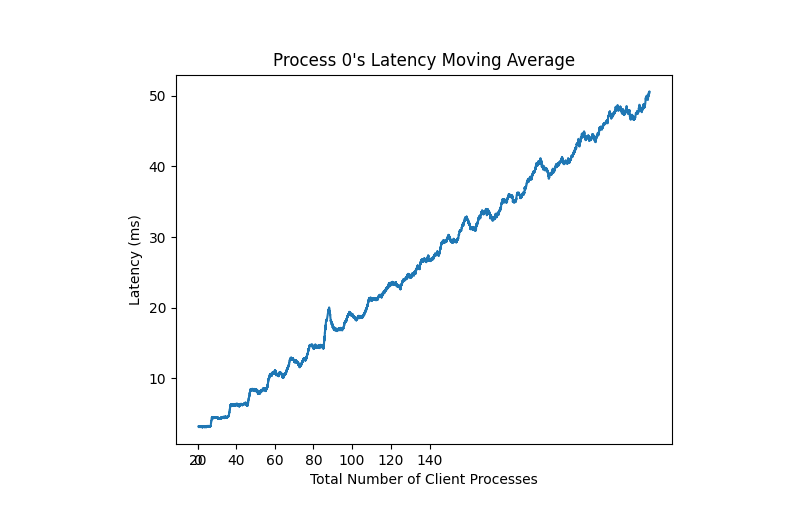
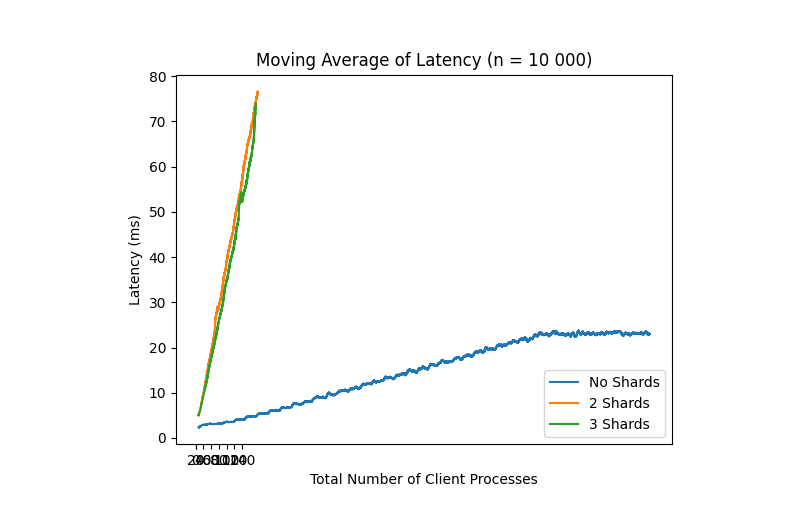
Before and after one commit to Corgam/mongo_benchmark, a Jupyter notebook: data_analysis/latency.ipynb, the cells around one changed output. Drawn from its saved outputs; the diff is of its cells as text; code cells hidden in the pictures.

```diff
--- a/data_analysis/latency.ipynb
+++ b/data_analysis/latency.ipynb
@@ -2,18 +2,40 @@
 %matplotlib widget
 import pandas as pd
 import matplotlib.pyplot as plt
-DATA_PATH = "Sorted_Results9_Shards2_04-02-2022_17-18-42.txt.csv"
+DATA_PATH = "Sorted_Results3_Shards1_06-02-2022_14-28-42.txt.csv"
+DATA_PATH2 = "Sorted_Results0_Shards2_05-02-2022_16-31-08.txt.csv"
+DATA_PATH3 = "Sorted_Results2_Shards3_05-02-2022_19-44-25.txt.csv"
 # %%
-df: pd.DataFrame = pd.read_csv(DATA_PATH)
-df: pd.DataFrame = df[df.processName == "Process0"]
+# No shards
+# df: pd.DataFrame = pd.read_csv(DATA_PATH)
+# df: pd.DataFrame = df[df.action == "ReceivedResponse"]
+# df: pd.DataFrame = df["latency"].apply(lambda x: x*0.001)
+# df.drop(df.tail(10).index, inplace = True)
+# rol: pd.DataFrame  = df.rolling(50000).mean()
+# rol: pd.DataFrame = rol.dropna()
+# ax = rol.plot(x=range(140),xlabel= "Total Number of Client Processes", ylabel="Latency (ms)",title="Process 0's Latency Moving Average", label="No Shards")
+# ax.plot()
+
+# 2 Shards
+df: pd.DataFrame = pd.read_csv(DATA_PATH2)
 df: pd.DataFrame = df[df.action == "ReceivedResponse"]
 df: pd.DataFrame = df["latency"].apply(lambda x: x*0.001)
 df.drop(df.tail(10).index, inplace = True)
-rol: pd.DataFrame  = df.rolling(500).mean()
+rol: pd.DataFrame  = df.rolling(50000).mean()
 rol: pd.DataFrame = rol.dropna()
-plt.ticklabel_format(style="plain")
-ax = rol.plot(x=range(140),xlabel= "Total Number of Client Processes", ylabel="Latency (ms)",title="Process 0's Latency Moving Average")
+ax = rol.plot(x=range(140),xlabel= "Total Number of Client Processes", ylabel="Latency (ms)",title="Process 0's Latency Moving Average", label="2 Shards")
+ax.plot()
+
+# 3 Shards
+df: pd.DataFrame = pd.read_csv(DATA_PATH3)
+df: pd.DataFrame = df[df.action == "ReceivedResponse"]
+df: pd.DataFrame = df["latency"].apply(lambda x: x*0.001)
+df.drop(df.tail(10).index, inplace = True)
+rol: pd.DataFrame  = df.rolling(50000).mean()
+rol: pd.DataFrame = rol.dropna()
+ax = rol.plot(x=range(140),xlabel= "Total Number of Client Processes", ylabel="Latency (ms)",title="Moving Average of Latency (n = 10 000)", label = "3 Shards")
 plt.xticks([0,117,281215,570703,855962,1142750,1430320,1718243],[0,20,40,60,80,100,120,140]) # Written by hand
+plt.legend(loc='lower right')
 plt.show()
 # %% [output]
-[figure, old version]
+[figure, new version]
```
Also changed, not shown: 4 other files.
